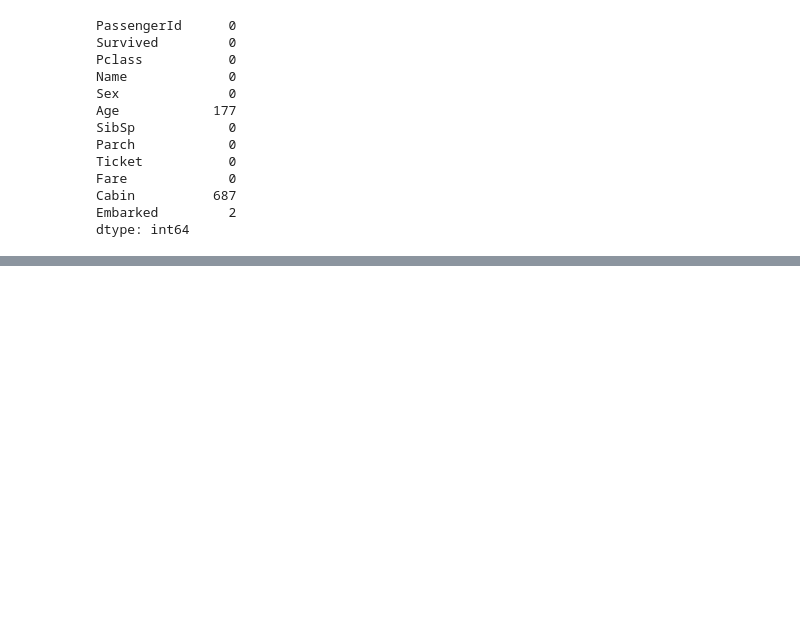
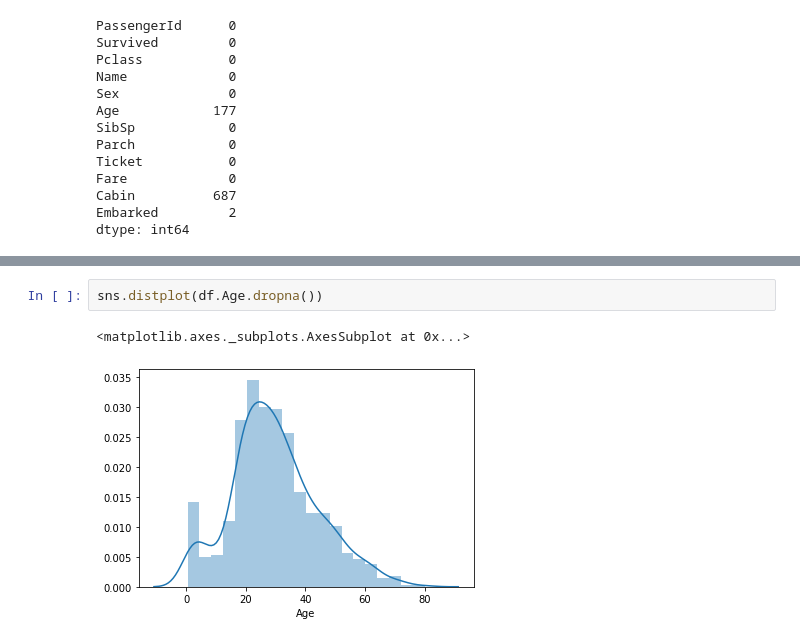
Before and after one commit to Jorge2alvarez/project-kaggle-titanic, a Jupyter notebook: titanic/Estudio del Dataset.ipynb, the cells around one changed output, grey strips where cells are left out. Drawn from its saved outputs; the diff is of its cells as text; blank space fills up the shorter version.

```diff
--- a/titanic/Estudio del Dataset.ipynb
+++ b/titanic/Estudio del Dataset.ipynb
@@ -58,0 +84,5 @@ dtype: int64
+# %%
+sns.distplot(df.Age.dropna())
+# %% [output]
+<matplotlib.axes._subplots.AxesSubplot at 0x...>
+[figure, added]
```
Also changed, not shown: parts of 7 cells of this notebook, 1 other file.
